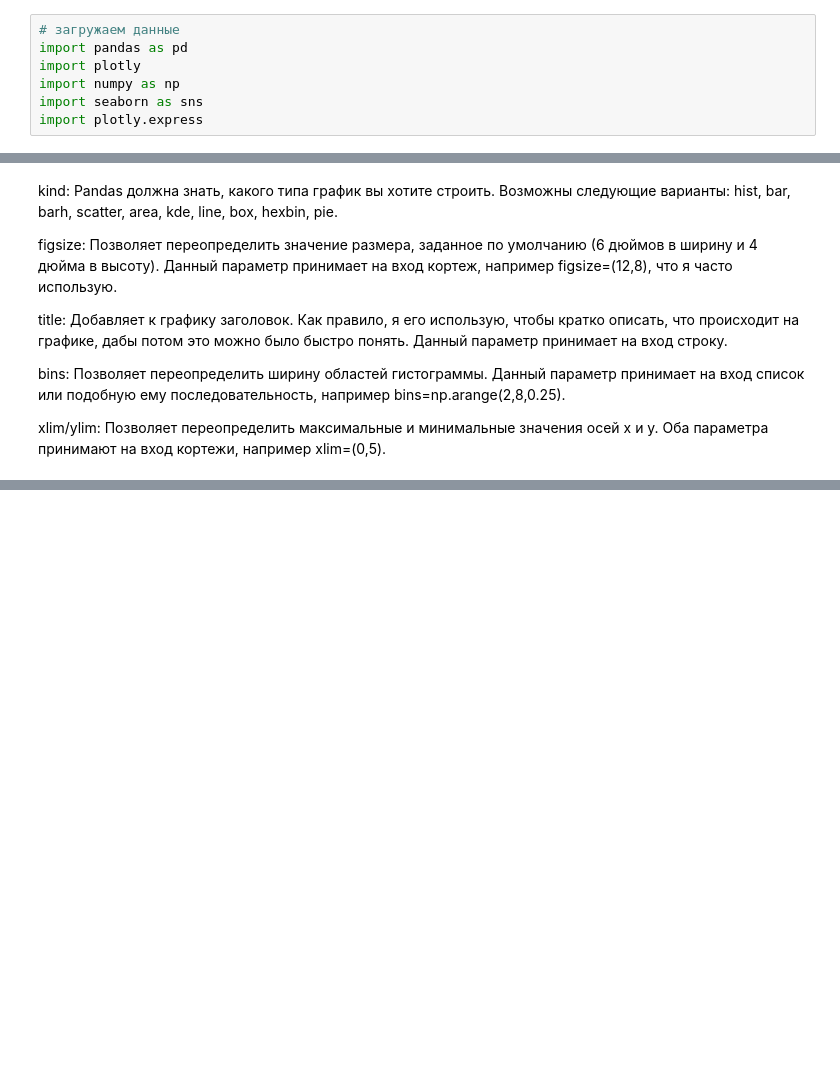
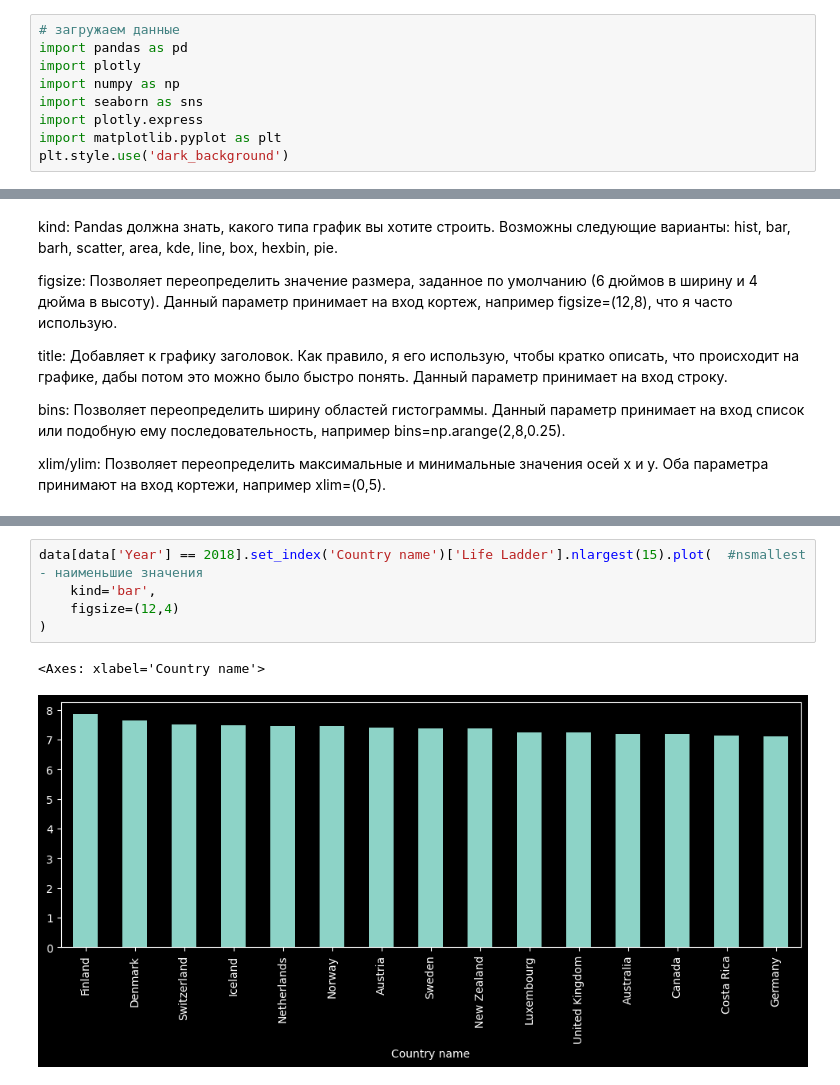
Before and after one commit to Vitalyastiy/cheat-python, a Jupyter notebook: viz/Пандас-графики.ipynb, the cells around one changed output, grey strips where cells are left out. Cells and saved outputs as stored; diff of their text form; blank space fills up the shorter version.

```diff
--- a/viz/Пандас-графики.ipynb
+++ b/viz/Пандас-графики.ipynb
@@ -9,6 +9,8 @@ import plotly
 import numpy as np
 import seaborn as sns
 import plotly.express
+import matplotlib.pyplot as plt
+plt.style.use('dark_background')
 # %%
 data = pd.read_csv('https://raw.githubusercontent.com/FBosler/AdvancedPlotting/master/combined_set.csv')
 # присваиваем метки каждому году
@@ -37,0 +58,8 @@ xlim/ylim: Позволяет переопределить максимальн
+# %%
+data[data['Year'] == 2018].set_index('Country name')['Life Ladder'].nlargest(15).plot(  #nsmallest - наименьшие значения
+    kind='bar',
+    figsize=(12,4)
+)
+# %% [output]
+<Axes: xlabel='Country name'>
+[figure, added]
```
Also changed, not shown: parts of 17 cells of this notebook.
